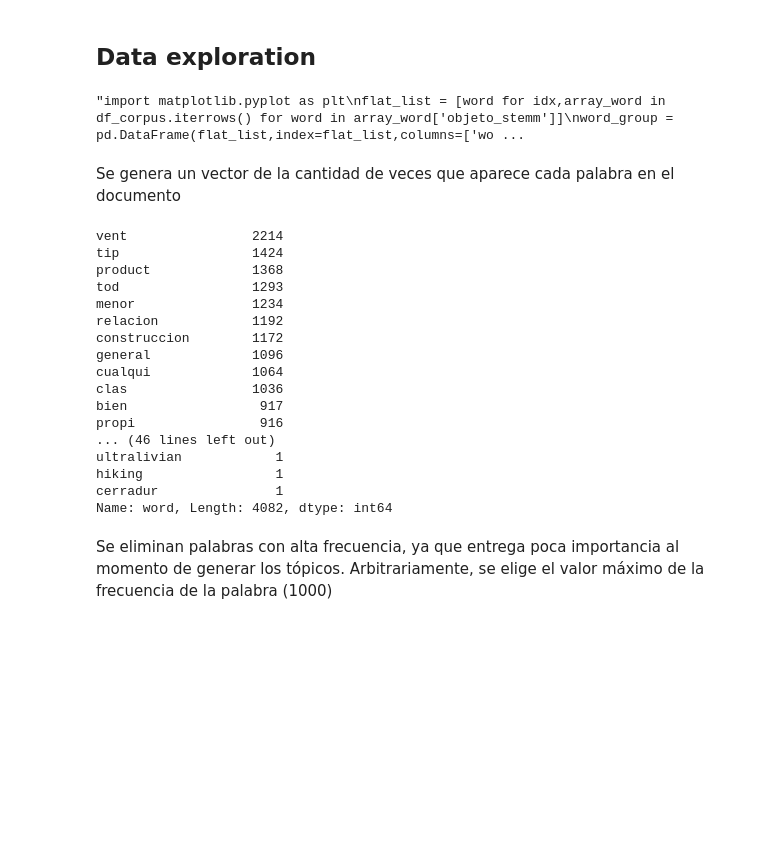
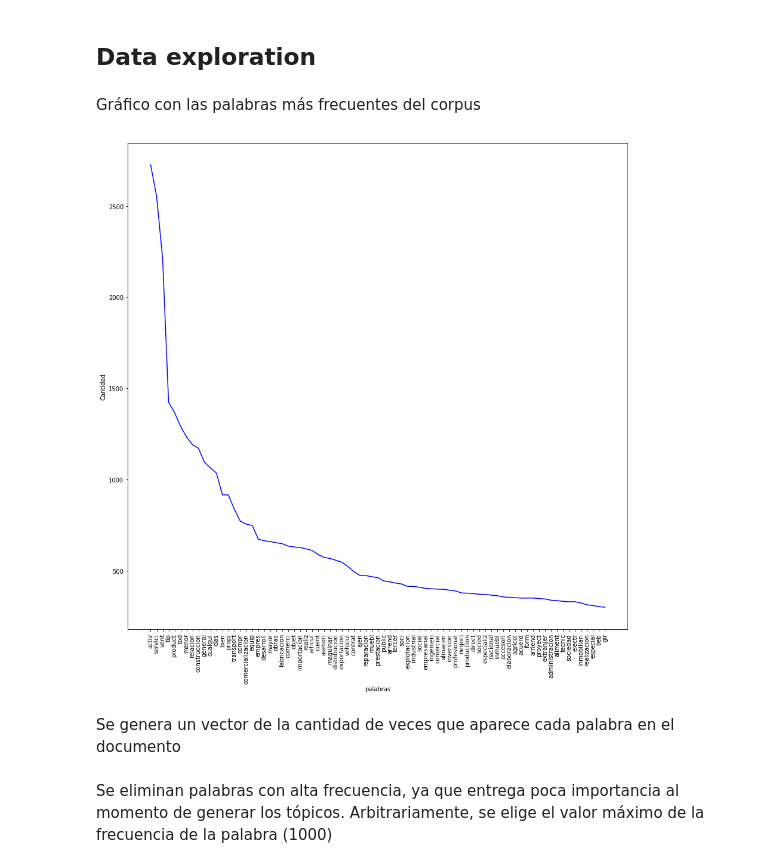
Before and after one commit to Jcartesfs/legalbot-desafio-objetos-JP, a Jupyter notebook: notebook/LEGALBOT-DESAFIO-OBJETOS.ipynb, the cells around one changed output. Cells and saved outputs as stored; diff of their text form; code cells hidden in the pictures; blank space fills up the shorter version.

```diff
--- a/notebook/LEGALBOT-DESAFIO-OBJETOS.ipynb
+++ b/notebook/LEGALBOT-DESAFIO-OBJETOS.ipynb
@@ -96,25 +89,26 @@ from gensim.corpora import Dictionary
 df_corpus['objeto_tokens'] = df_corpus['objeto'].map(get_tokens_clean)
 df_corpus['objeto_tokens'] = df_corpus['objeto_tokens'].map(delete_characteres)
 df_corpus['objeto_stemm']  = df_corpus['objeto_tokens'].map(stem_words)
-df_corpus['objeto_stemm']  = df_corpus['objeto_stemm'].map(replace_word_frequence)
+#df_corpus['objeto_stemm']  = df_corpus['objeto_stemm'].map(replace_word_frequence)
 # %% [markdown]
 ## Data exploration
+# %% [markdown]
+Gráfico con las palabras más frecuentes del corpus
 # %%
-'''import matplotlib.pyplot as plt
-flat_list = [word for idx,array_word in df_corpus.iterrows() for word in array_word['objeto_stemm']]
-word_group = pd.DataFrame(flat_list,index=flat_list,columns=['word'])['word']
+import matplotlib.pyplot as plt
+words_unique = [word for idx,array_word in df_corpus.iterrows() for word in array_word['objeto_stemm']]
+word_group = pd.DataFrame(words_unique,index=words_unique,columns=['word'])['word']
 word_group_count = word_group.value_counts()
-## VENTAS POR MES ####
 plt.figure(figsize=(15, 15))
 plt.ion()
 
 plt.plot(word_group_count[word_group_count>300], 'b')  # Dibujamos una línea recta azul
 plt.xlabel('palabras')  # Ponemos etiqueta al eje x
 plt.ylabel(u'Cantidad')  # Ponemos etiqueta al eje y
 plt.xticks(rotation=90)
-plt.show()'''
+plt.show()
 # %% [output]
-"import matplotlib.pyplot as plt\nflat_list = [word for idx,array_word in df_corpus.iterrows() for word in array_word['objeto_stemm']]\nword_group = pd.DataFrame(flat_list,index=flat_list,columns=['wo ...
+[figure, added]
 # %% [markdown]
 Se genera un vector de la cantidad de veces que aparece cada palabra en el documento
 # %%
@@ -122,24 +116,6 @@ flat_list = [word for tokens in df_corpus['objeto_stemm'].tolist() for word in t
 word_group = pd.DataFrame(flat_list,index=flat_list,columns=['word'])['word']
 word_group_count = word_group.value_counts()
 #word_group_count
-# %% [output]
-vent                2214
-tip                 1424
-product             1368
-tod                 1293
-menor               1234
-relacion            1192
-construccion        1172
-general             1096
-cualqui             1064
-clas                1036
-bien                 917
-propi                916
-... (46 lines left out)
-ultralivian            1
-hiking                 1
-cerradur               1
-Name: word, Length: 4082, dtype: int64
 # %% [markdown]
 Se eliminan palabras con alta frecuencia, ya que entrega poca importancia al momento de generar los tópicos.
 Arbitrariamente, se elige el valor máximo de la frecuencia de la palabra (1000)
```
Also changed, not shown: parts of 45 cells of this notebook, 10 other files.
